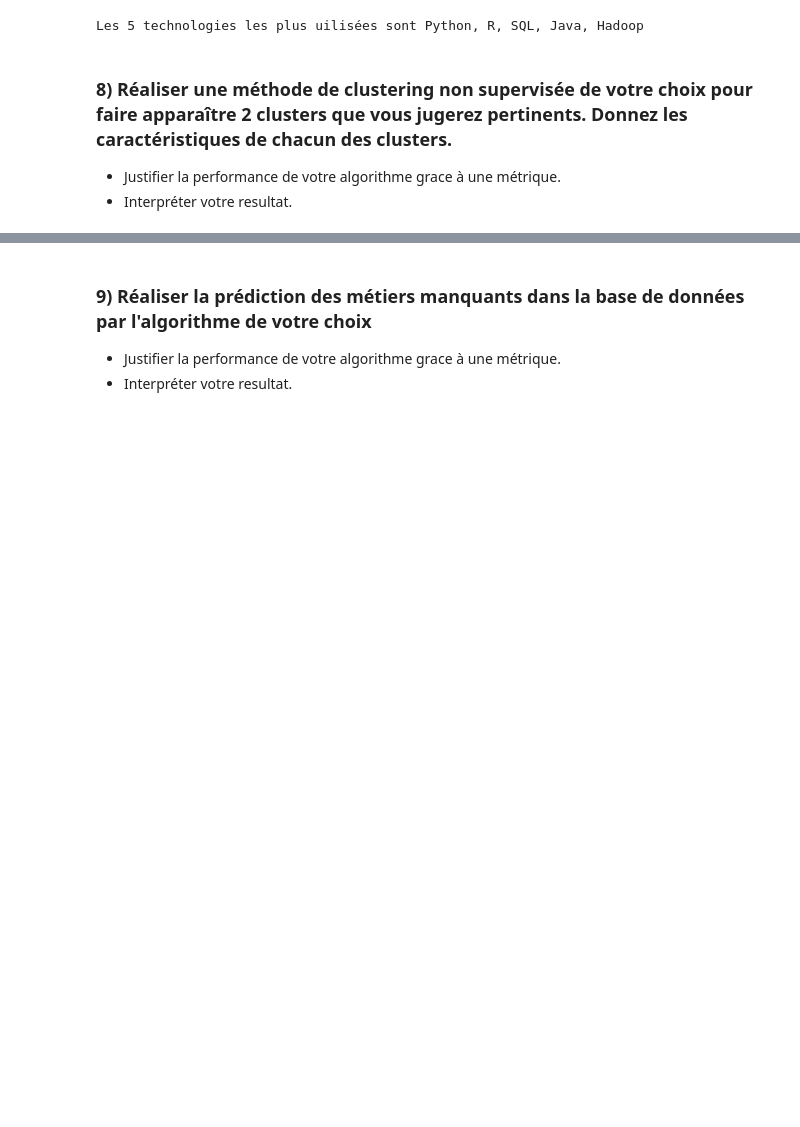
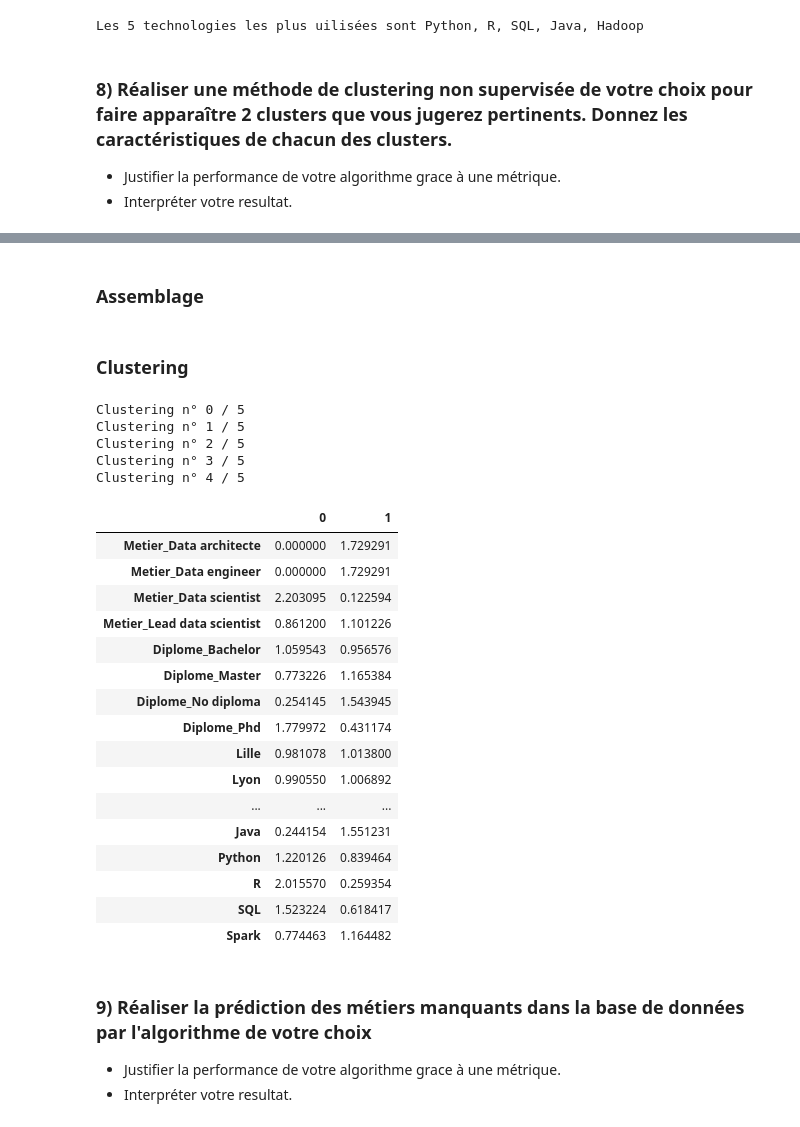
Before and after one commit to hansglick/test_aquila, a Jupyter notebook: notebooks/Test_Technique_ML.ipynb, the cells around one changed output, grey strips where cells are left out. Saved outputs shown, nothing was run; the diff lists cells and outputs as text; code cells hidden in the pictures; blank space fills up the shorter version.

```diff
--- a/notebooks/Test_Technique_ML.ipynb
+++ b/notebooks/Test_Technique_ML.ipynb
@@ -168,0 +228,2 @@ Name: Ville, dtype: int64
+# %%
+ville_df_to_add = compute_ville_df_to_add(df,selected_ville)
@@ -169,3 +234,40 @@ Name: Ville, dtype: int64
+# %%
+metier_diplome_df_to_add = pd.get_dummies(df[["Metier","Diplome"]])
+# %% [markdown]
+### Assemblage
+# %%
+all_dataframes = (metier_diplome_df_to_add,ville_df_to_add, tech_df_to_add)
+df_for_clustering = pd.concat(all_dataframes,axis = 1)
+# %% [markdown]
+### Clustering
+# %%
+solution = kmodes.kmodes(df_for_clustering, verbose = False)
+# %% [output]
+Clustering n° 0 / 5
+Clustering n° 1 / 5
+Clustering n° 2 / 5
+Clustering n° 3 / 5
+Clustering n° 4 / 5
+# %%
+solution[1]
+# %% [output]
+|  | 0 | 1 |
+| Metier_Data architecte | 0.000000 | 1.729291 |
+| Metier_Data engineer | 0.000000 | 1.729291 |
+| Metier_Data scientist | 2.203095 | 0.122594 |
+| Metier_Lead data scientist | 0.861200 | 1.101226 |
+| Diplome_Bachelor | 1.059543 | 0.956576 |
+| Diplome_Master | 0.773226 | 1.165384 |
+| Diplome_No diploma | 0.254145 | 1.543945 |
+| Diplome_Phd | 1.779972 | 0.431174 |
+| Lille | 0.981078 | 1.013800 |
+| Lyon | 0.990550 | 1.006892 |
+| ... | ... | ... |
+| Java | 0.244154 | 1.551231 |
+| Python | 1.220126 | 0.839464 |
+| R | 2.015570 | 0.259354 |
+| SQL | 1.523224 | 0.618417 |
+| Spark | 0.774463 | 1.164482 |
 # %% [markdown]
 ### 9) Réaliser la prédiction des métiers manquants dans la base de données par l'algorithme de votre choix
 -  Justifier la performance de votre algorithme grace à une métrique.
```
Also changed, not shown: parts of 17 cells of this notebook, 1 other file.
